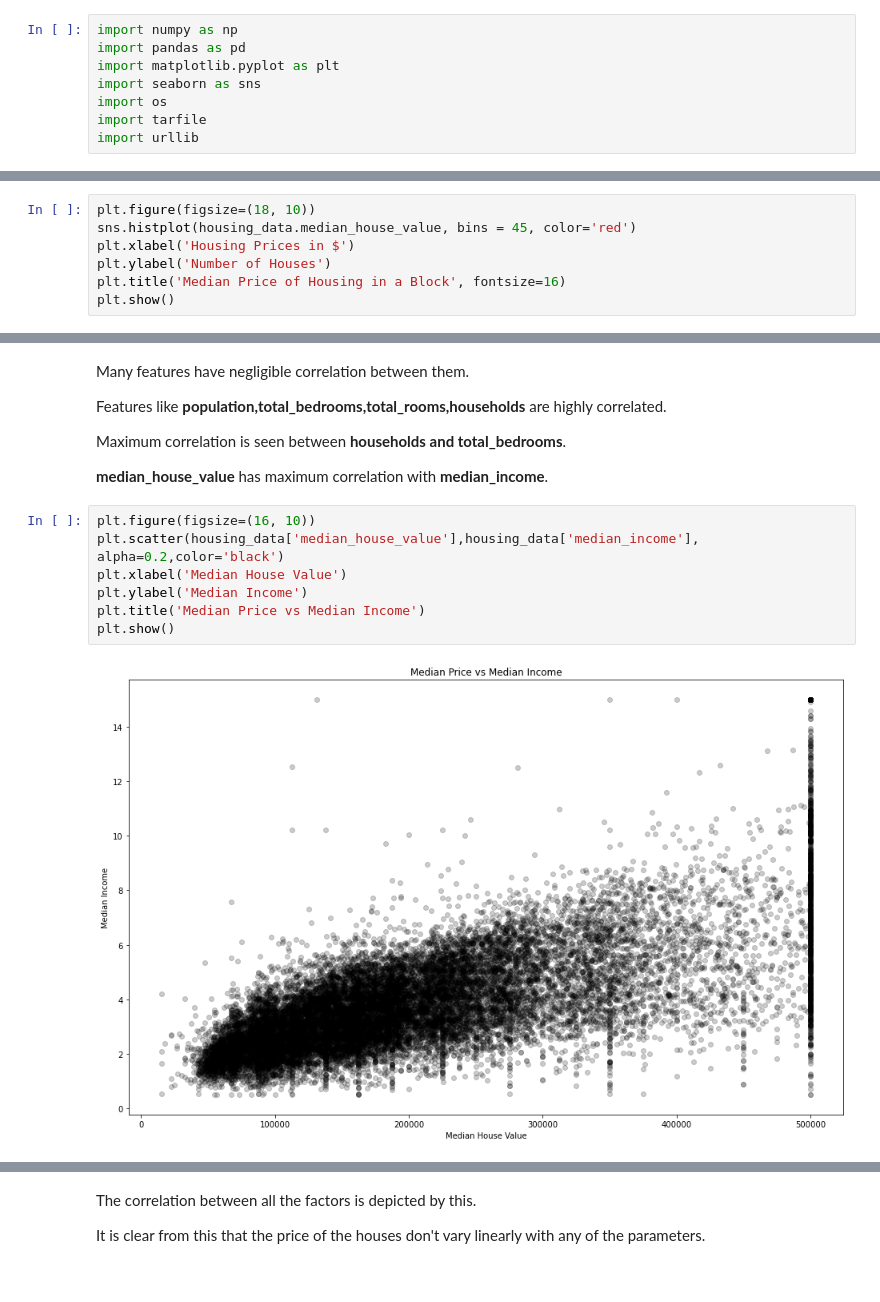
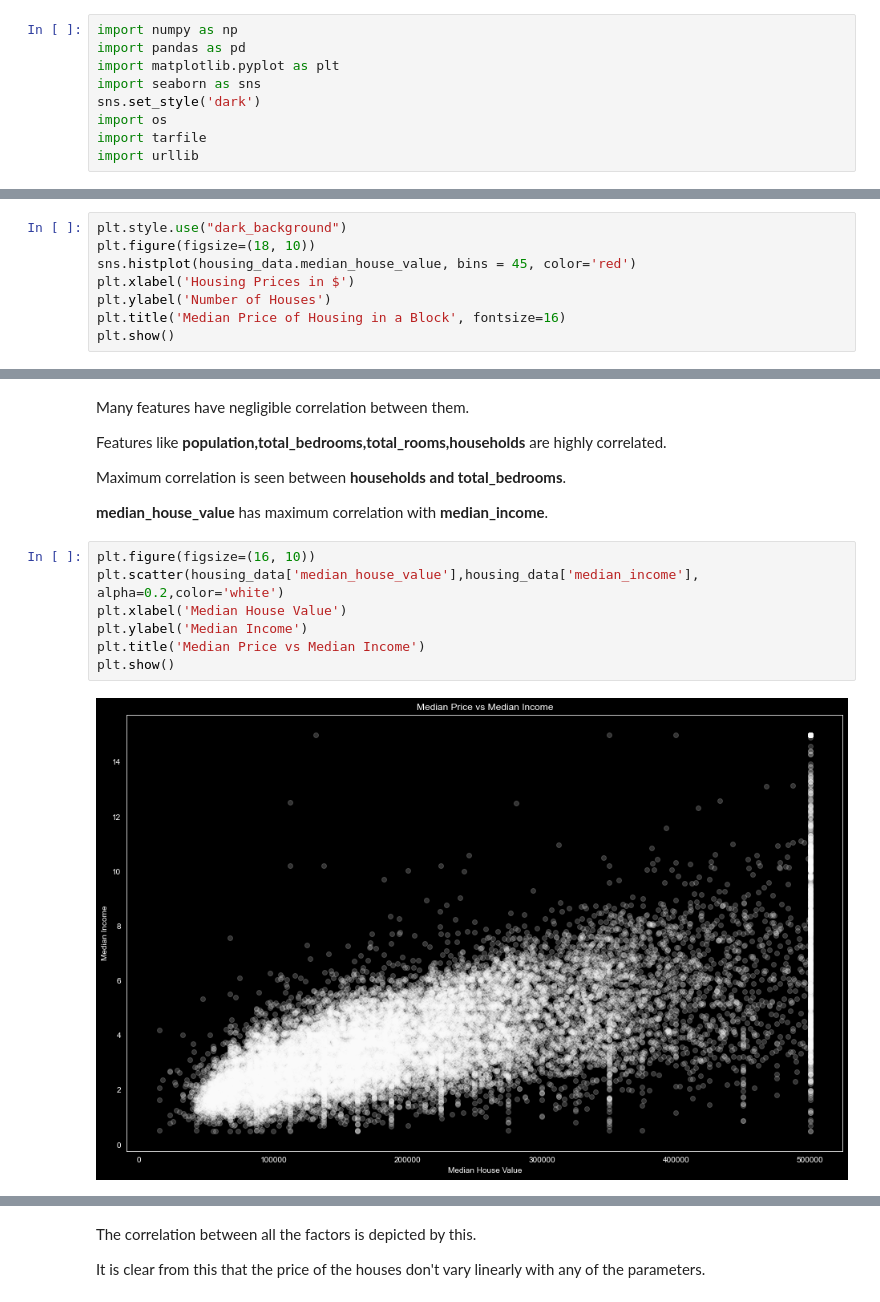
Before and after one commit to vinnovateit/VIIT_Team_MNIST, a Jupyter notebook: Aviral/California Housing Prices.ipynb, the cells around one changed output, grey strips where cells are left out. Cells and saved outputs as stored; diff of their text form.

```diff
--- a/Aviral/California Housing Prices.ipynb
+++ b/Aviral/California Housing Prices.ipynb
@@ -7,6 +7,7 @@ import numpy as np
 import pandas as pd
 import matplotlib.pyplot as plt
 import seaborn as sns
+sns.set_style('dark')
 import os
 import tarfile
 import urllib
@@ -159,6 +160,7 @@ housing_data.describe()
 # %% [markdown]
 **Plots**
 # %%
+plt.style.use("dark_background")
 plt.figure(figsize=(18, 10))
 sns.histplot(housing_data.median_house_value, bins = 45, color='red')
 plt.xlabel('Housing Prices in $')
@@ -219,13 +221,13 @@ Maximum correlation is seen between **households and total_bedrooms**.
 **median_house_value** has maximum correlation with **median_income**.
 # %%
 plt.figure(figsize=(16, 10))
-plt.scatter(housing_data['median_house_value'],housing_data['median_income'], alpha=0.2,color='black')
+plt.scatter(housing_data['median_house_value'],housing_data['median_income'], alpha=0.2,color='white')
 plt.xlabel('Median House Value')
 plt.ylabel('Median Income')
 plt.title('Median Price vs Median Income')
 plt.show()
 # %% [output]
-[figure, old version]
+[figure, new version]
 # %%
 sns.pairplot(housing_data.iloc[:,2:9])
 # %% [output]
```
Also changed, not shown: parts of 23 cells of this notebook, 5 other files.
